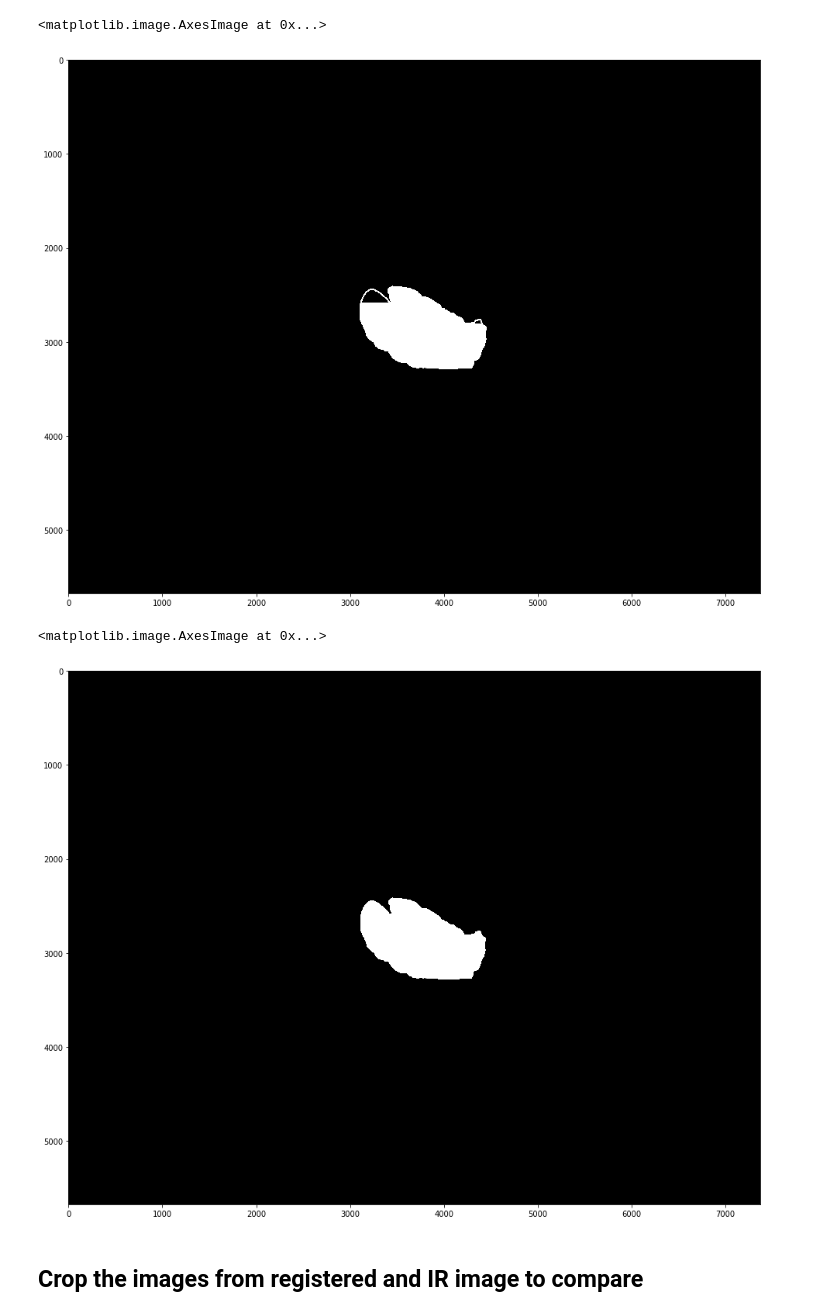
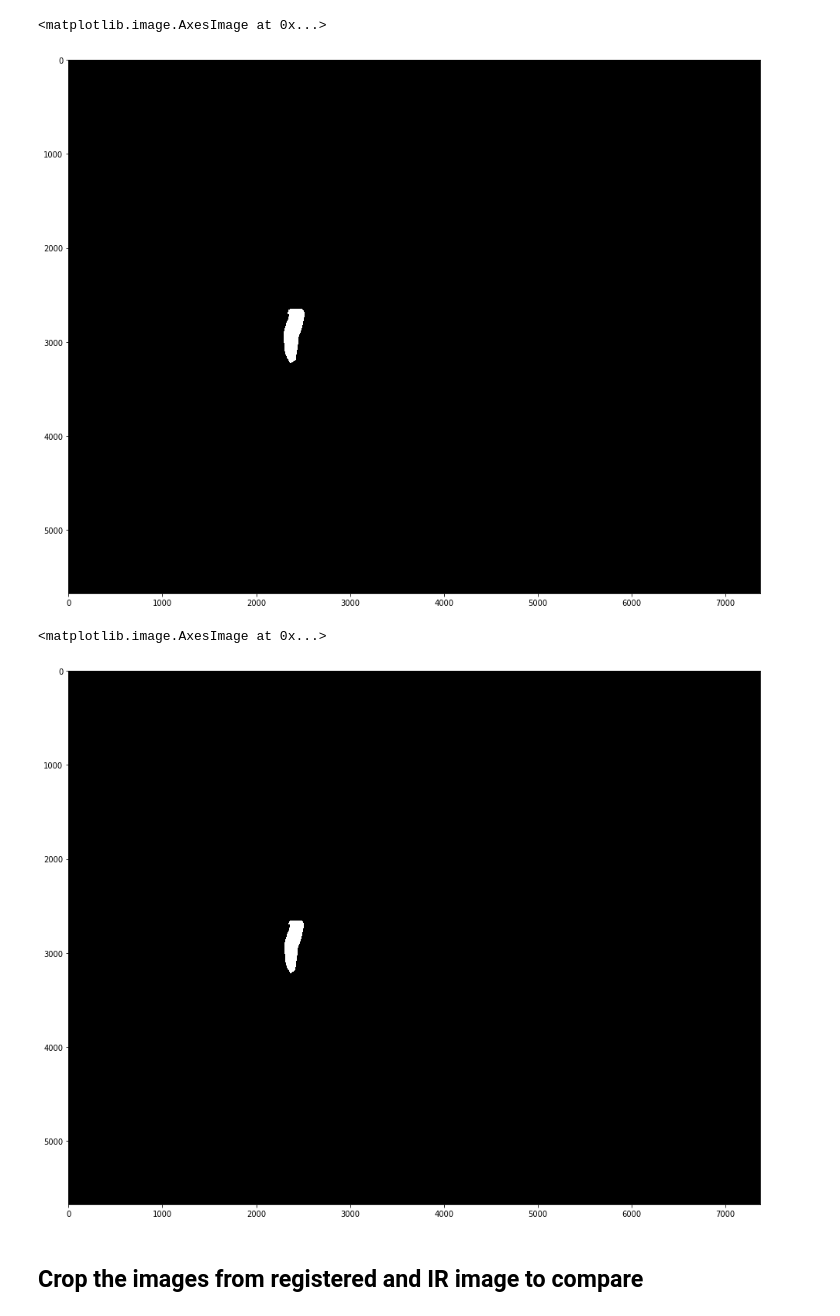
Before and after one commit to mukul54/auto-annot-FTIR, a Jupyter notebook: notebooks/intra_class_comparison.ipynb, the cells around one changed output. Drawn from its saved outputs; the diff is of its cells as text; code cells hidden in the pictures.

```diff
--- a/notebooks/intra_class_comparison.ipynb
+++ b/notebooks/intra_class_comparison.ipynb
@@ -63,17 +75,17 @@ M = []
 idx = 24
 for cnt in cntrs:
     M3 = np.zeros_like(im_reg_gray)
-    #filename = os.path.join(direct, str(idx) + ".png")
+    filename = os.path.join(direct, str(idx) + ".png")
     cv2.drawContours(M3, cnt, -1, (255,255,255),15)
     M.append(cv2.fillConvexPoly(M3, cnt, 255))
-    #cv2.imwrite(filename, M3)
+    cv2.imwrite(filename, M3)
     idx += 1
 # %%
 plt.figure(figsize = (16,16))
-plt.imshow(M[6], cmap = 'gray')
+plt.imshow(M[14], cmap = 'gray')
 # %% [output]
 <matplotlib.image.AxesImage at 0x...>
-[figure, old version]
+[figure, new version]
 # %%
 # this method worked
 # TODO - Try to find out difference between fillPoly, and fillConvexPoly and drawContours with flag FILLED
@@ -90,10 +102,10 @@ for cnt in cntrs:
     idx += 1
 # %%
 plt.figure(figsize = (16,16))
-plt.imshow(M6[6], cmap = 'gray')
+plt.imshow(M6[14], cmap = 'gray')
 # %% [output]
 <matplotlib.image.AxesImage at 0x...>
-[figure, old version]
+[figure, new version]
 # %% [markdown]
 ## Crop the images from registered and IR image to compare
 # %%
```
Also changed, not shown: parts of 37 cells of this notebook.
